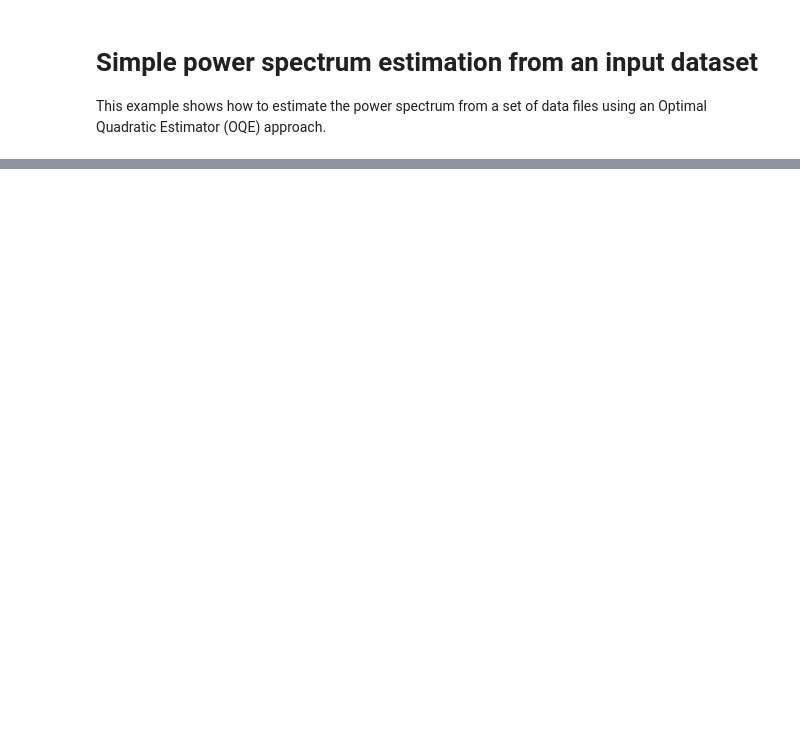
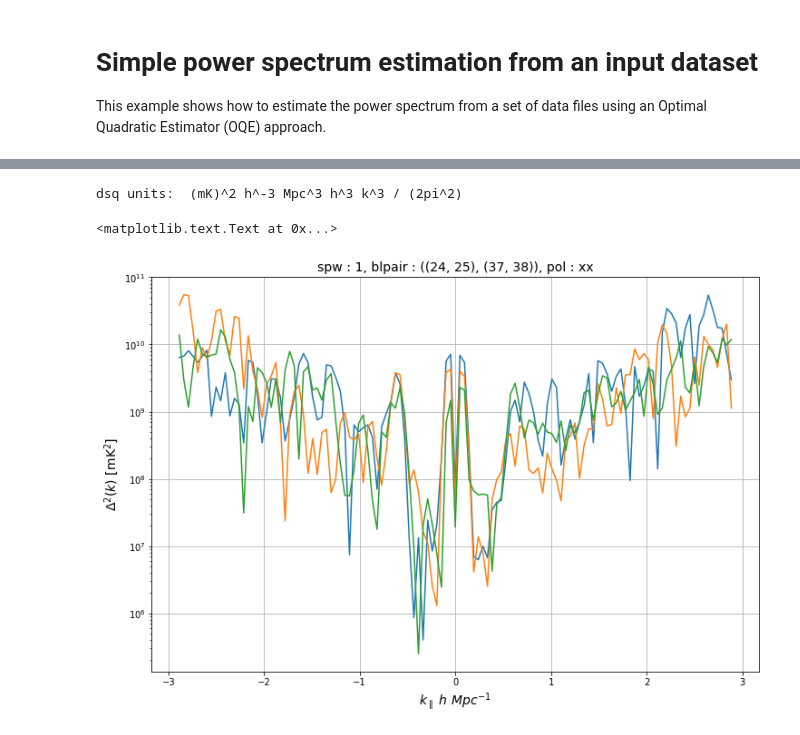
Before and after one commit to HERA-Team/hera_pspec, a Jupyter notebook: examples/PS_estimation_example.ipynb, the cells around one changed output, grey strips where cells are left out. Saved outputs shown, nothing was run; the diff lists cells and outputs as text; code cells hidden in the pictures; blank space fills up the shorter version.

```diff
--- a/examples/PS_estimation_example.ipynb
+++ b/examples/PS_estimation_example.ipynb
@@ -132,0 +199,6 @@ ax.set_ylabel(r"$P(k)\ \rm [mK^2\ h^{-3}\ Mpc^3]$", fontsize=14)
+# %%
+# add the cosmological parameters to uvp
+print uvp.cosmo_params
+
+print '--'*30
+uvp.add_cosmology(uvp.cosmo_params)
@@ -132,0 +211,29 @@ ax.set_ylabel(r"$P(k)\ \rm [mK^2\ h^{-3}\ Mpc^3]$", fontsize=14)
+# %%
+# get wave vectors for plotting
+dsq = copy.deepcopy(uvp)
+k_perp, k_para = dsq.get_kvecs(1, little_h=True)
+
+# convert to deltasq
+dsq.convert_to_deltasq()
+
+print "dsq units: ",dsq.units
+# %% [output]
+dsq units:  (mK)^2 h^-3 Mpc^3 h^3 k^3 / (2pi^2)
+# %%
+# plot deltasq power spectrum of spw 1
+fig, ax = plt.subplots(figsize=(12,8))
+
+spw = 1
+blp =((24, 25), (37, 38))
+key = (spw, blp, 'xx')
+power = np.abs(np.real(dsq.get_data(key)))
+
+_ = ax.plot(k_para, power.T)
+ax.set_yscale('log')
+ax.grid()
+ax.set_xlabel(r"$k_{\parallel}\ h\ Mpc^{-1}$", fontsize=14)
+ax.set_ylabel(r"$\Delta^2(k)\ \rm [mK^2]$", fontsize=14)
+ax.set_title("spw : {}, blpair : {}, pol : {}".format(*key), fontsize=14)
+# %% [output]
+<matplotlib.text.Text at 0x...>
+[figure, added]
```
Also changed, not shown: parts of 50 cells of this notebook.
